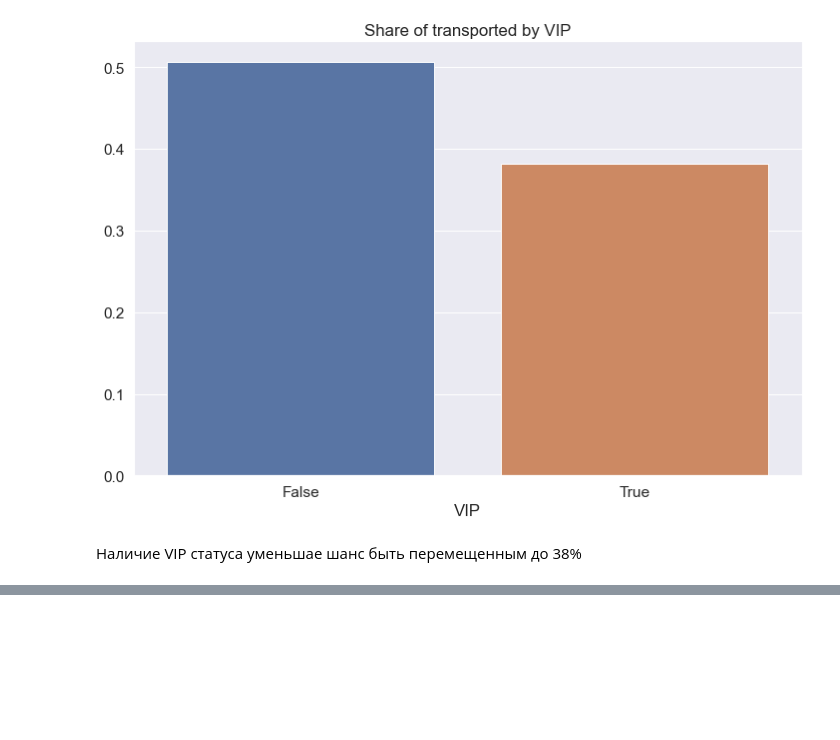
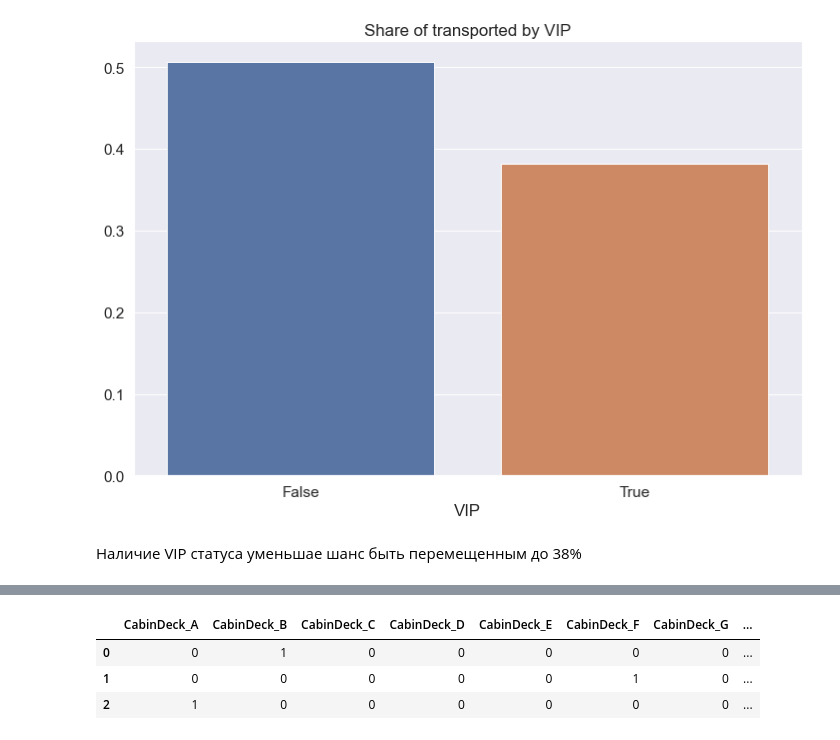
Before and after one commit to sergeybylinin/Geekbrains, a Jupyter notebook: 14. Spaceship Titanic/final_project.ipynb, the cells around one changed output, grey strips where cells are left out. Cells and saved outputs as stored; diff of their text form; code cells hidden in the pictures; blank space fills up the shorter version.

```diff
--- a/14. Spaceship Titanic/final_project.ipynb
+++ b/14. Spaceship Titanic/final_project.ipynb
@@ -684,0 +865,12 @@ plt.show()
+# %%
+train_df = train_df.merge(cabin_deck, how='left', on='CabinDeck')
+# %%
+# cabin deck get dummies
+cabin_deck_ = pd.get_dummies(train_df['CabinDeck'])
+cabin_deck_.columns = 'CabinDeck_' + cabin_deck_.columns
+cabin_deck_.head(3)
+# %% [output]
+|  | CabinDeck_A | CabinDeck_B | CabinDeck_C | CabinDeck_D | CabinDeck_E | CabinDeck_F | CabinDeck_G | ... |
+| 0 | 0 | 1 | 0 | 0 | 0 | 0 | 0 | ... |
+| 1 | 0 | 0 | 0 | 0 | 0 | 1 | 0 | ... |
+| 2 | 1 | 0 | 0 | 0 | 0 | 0 | 0 | ... |
```
Also changed, not shown: parts of 62 cells of this notebook.
